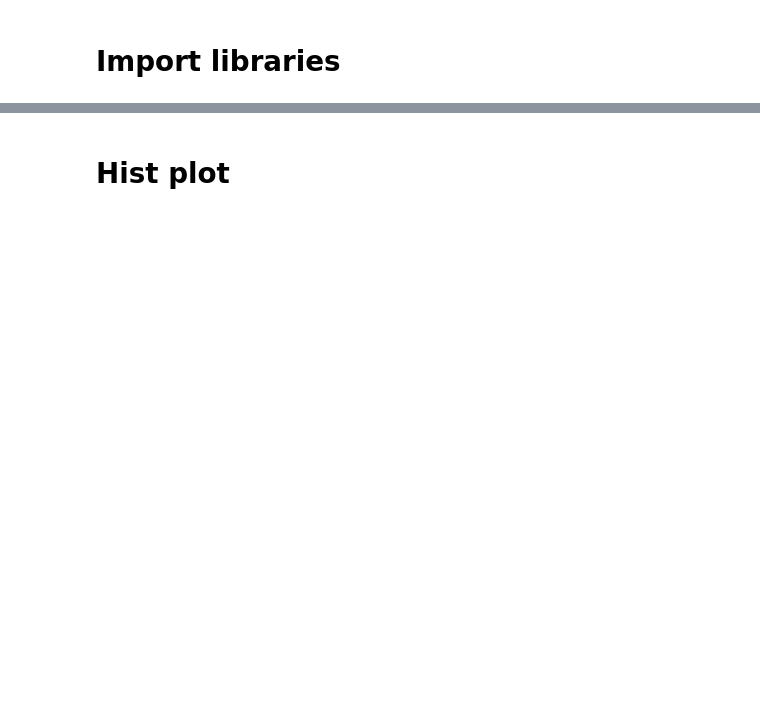
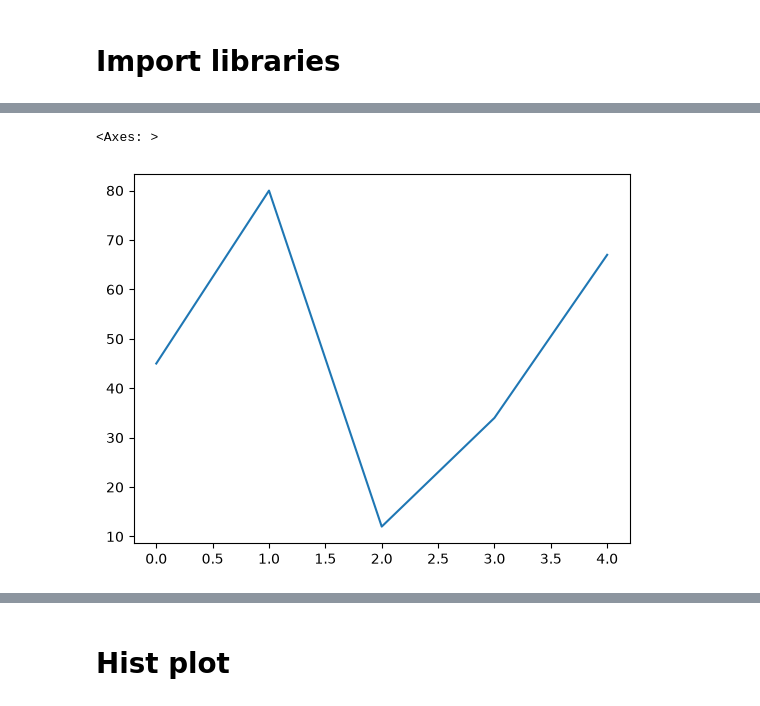
Before and after one commit to deveshpatwa/Free_Datasets, a Jupyter notebook: Python Class Files/part 11 Matplotlib.ipynb, the cells around one changed output, grey strips where cells are left out. Saved outputs shown, nothing was run; the diff lists cells and outputs as text; code cells hidden in the pictures; blank space fills up the shorter version.

```diff
--- a/Python Class Files/part 11 Matplotlib.ipynb
+++ b/Python Class Files/part 11 Matplotlib.ipynb
@@ -111,0 +123,5 @@ print(data.cumsum())
+# %%
+data.plot()
+# %% [output]
+<Axes: >
+[figure, added]
```
Also changed, not shown: parts of 13 cells of this notebook, 1 other file.
